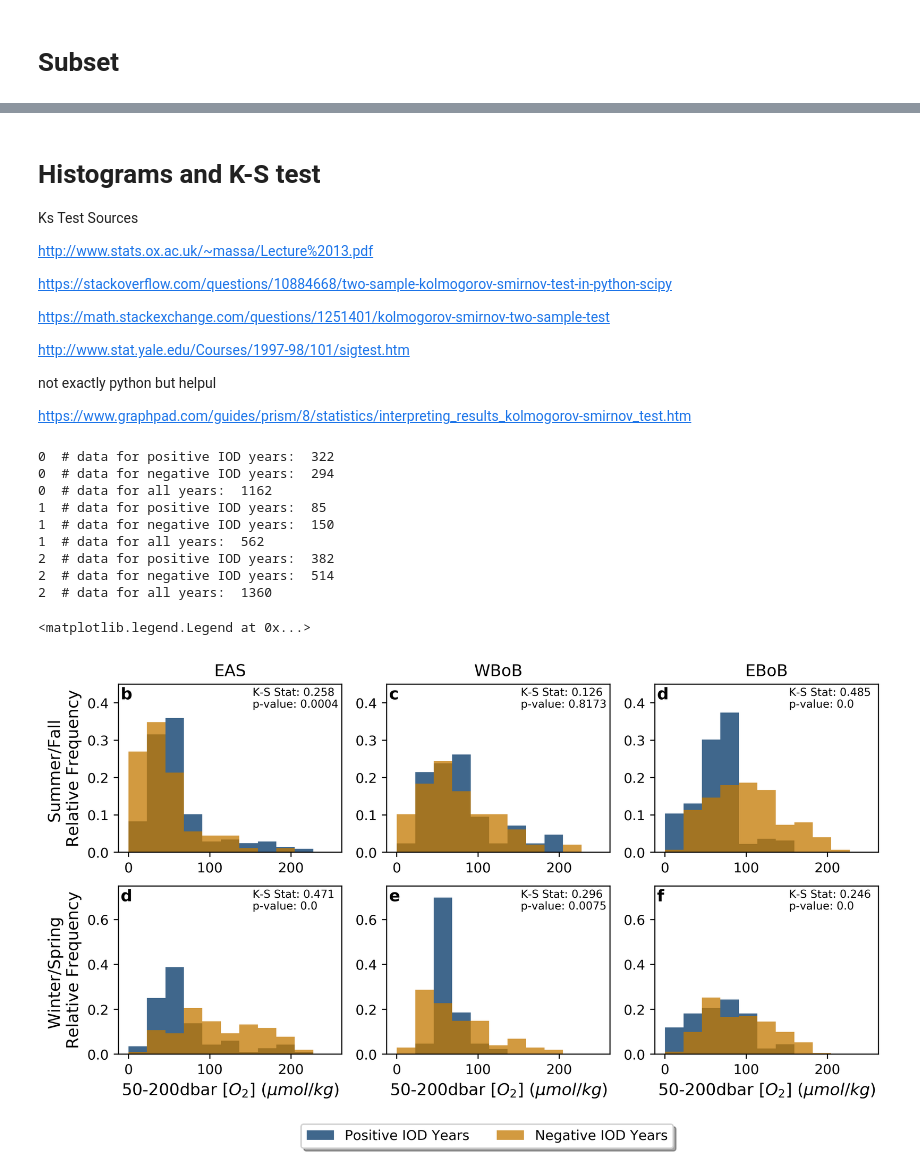
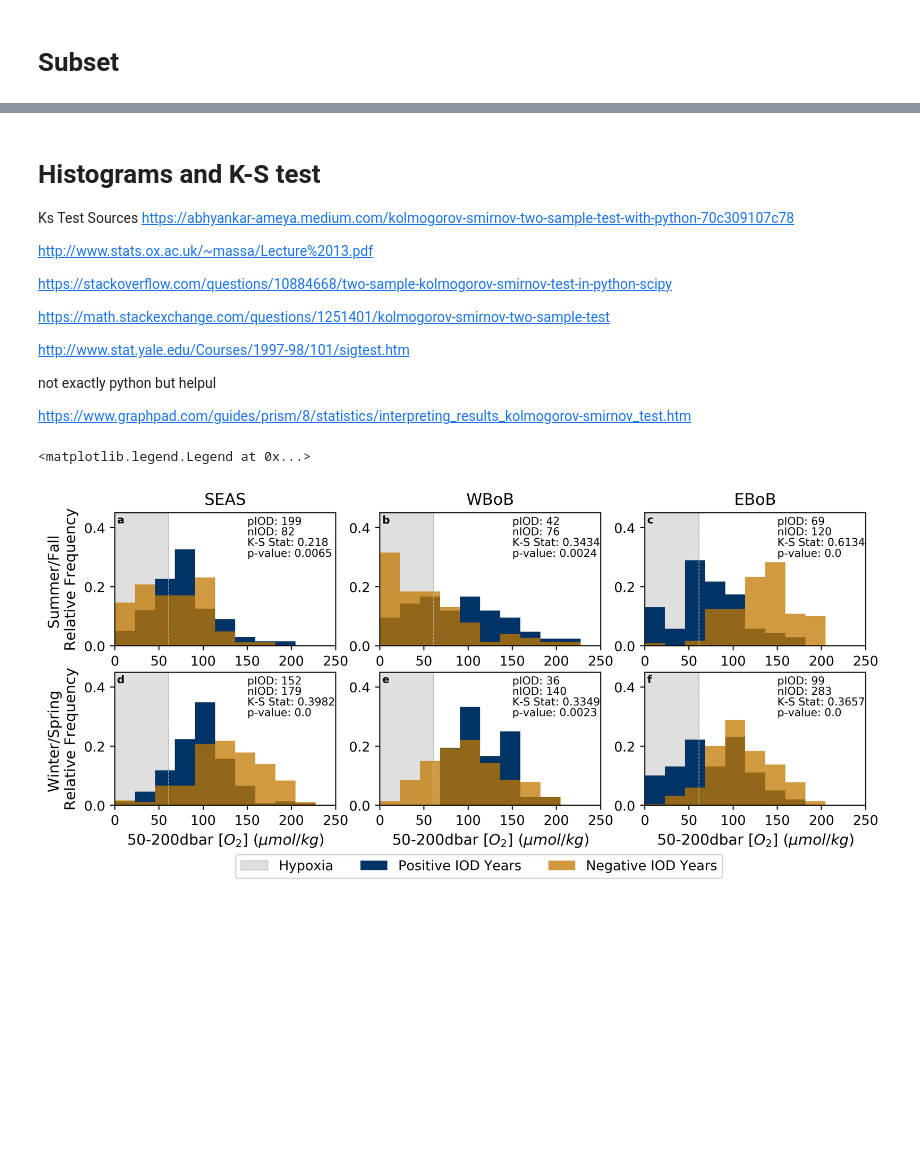
Before and after one commit to jlpearso/Modulation_of_Coastal_Hypoxia_by_the_IOD, a Jupyter notebook: code/do_to_200_total_pdfs.ipynb, the cells around one changed output, grey strips where cells are left out. Cells and saved outputs as stored; diff of their text form; code cells hidden in the pictures; blank space fills up the shorter version.

```diff
--- a/code/do_to_200_total_pdfs.ipynb
+++ b/code/do_to_200_total_pdfs.ipynb
@@ -16,12 +17,16 @@ Default libraries loaded.
 # %%
 bounds_AS = [68,79,3,20]
 bounds_wBoB = [79,87,2,21]
+bounds_nwBoB = [79,87,15,21]
+bounds_swBoB = [79,87,2,15]
 bounds_BoB = [87,100,0,23]
+
+hyp_thresh = 61
 # %% [markdown]
 # Get Data
 # %%
 # AWG
-ds_AWG = xr.open_dataset('../data/awg_processed.nc')
-ds_AWG
+ds_WOD = xr.open_dataset('../data/wod_processed.nc')
+ds_WOD
 # %% [output]
 <xarray.Dataset>
@@ -217,6 +322,7 @@ neuIODdata_BoB,neuIODlat_BoB,neuIODlon_BoB,neuIODtime_BoB,neuIODmon_BoB,neuIODse
 # Histograms and K-S test
 
 Ks Test Sources
+https://abhyankar-ameya.medium.com/kolmogorov-smirnov-two-sample-test-with-python-70c309107c78
 
 http://www.stats.ox.ac.uk/~massa/Lecture%2013.pdf
 
@@ -234,15 +340,15 @@ https://www.graphpad.com/guides/prism/8/statistics/interpreting_results_kolmogor
 binedges = np.linspace(0,250,12)
 names = ['Positive IOD Years','Negative IOD Years','All Observed Years']
 # title = ['Eastern Arabian Sea', 'Western Bay of Bengal','Eastern Bay of Bengal']
-title = ['EAS', 'WBoB','EBoB']
+title = ['SEAS', 'WBoB','EBoB']
 # colors = ['teal','orange','purple']
 colors = ['#003466','#C47900']
 letters = ['a','b','c','d','e','f']
 
-fig = plt.figure(figsize=(10, 5), dpi=400)
+fig = plt.figure(figsize=(10, 4), dpi=400)
 
 params = {'legend.fontsize': 10,
-         'axes.labelsize': 12,
+         'axes.labelsize': 11,
          'axes.titlesize': 12,
          'xtick.labelsize':10,
          'ytick.labelsize':10}
@@ -297,10 +403,6 @@ for pp in range(3):
     x2t = ntdata[~np.isnan(ndata)]
     x3t = alltdata[~np.isnan(alldata)]
 
-    print(pp, ' # data for positive IOD years: ',len(x1))
-    print(pp, ' # data for negative IOD years: ',len(x2))
-    print(pp, ' # data for all years: ',len(x3))
-
     # get seasonal indicies
     ind_sf = (x1t == 6) | (x1t == 7) | (x1t == 8) | (x1t == 9) | (x1t == 10) | (x1t == 11)
     ind_ws = (x1t == 12) | (x1t == 1) | (x1t == 2) | (x1t == 3) | (x1t == 4) | (x1t ==5)
@@ -319,7 +421,6 @@ for pp in range(3):
 
     x3_sf = x3[ind_sf]
     x3_ws = x3[ind_ws]
-
 
     # ks test
 
@@ -340,61 +441,53 @@ for pp in range(3):
     weights_ws = [np.zeros_like(x1_ws) + 1./len(x1_ws),
               np.zeros_like(x2_ws) + 1./len(x2_ws),
               np.zeros_like(x3_ws) + 1./len(x3_ws)]
 
     #subplot summer fall
     ax = fig.add_subplot(2,3,cnt)
+    ax.axvspan(-100, hyp_thresh, alpha=0.5, color='silver')
+
     plt.hist(x1_sf,bins = binedges, weights=weights_sf[0],
-                 alpha=0.75,color = colors[0], label=names[0])
+                 alpha=1,color = colors[0], label=names[0])
     plt.hist(x2_sf,bins = binedges, weights=weights_sf[1],
                  alpha=0.75,color = colors[1], label=names[1])
+    plt.axvline(x=hyp_thresh, color = 'silver',linestyle = '--',linewidth = 0.5)
     ax.set_ylim([0,0.45])
+    ax.set_xlim([0,250])
     ax.set_title(title[pp])
 
     if cnt == 1:
         ax.set_ylabel('Summer/Fall \nRelative Frequency')
-#     if cnt == 3:
-#         ax2 = ax.twinx()
-#         ax2.set_yticks([])
-#         ax2.set_yticklabels([])
-#         ax2.set_ylabel('Summer/Fall')
 
-    add_letter(ax, letters[cnt], x = 0.01,y=0.91)
-    add_text(ax, 'K-S Stat: ' + str(np.round(pos_neg_ks_sf[0],3)), x = 0.6,y=0.93, fontsize = 8)
-    add_text(ax, 'p-value: ' + str(np.round(pos_neg_ks_sf[1],4)), x = 0.6,y=0.86, fontsize = 8)
+    add_letter(ax, letters[cnt-1], x = 0.01,y=0.92, fontsize = 8)
+    add_text(ax, 'K-S Stat: ' + str(np.round(pos_neg_ks_sf[0],4)), x = 0.6,y=0.75, fontsize = 8)
+    add_text(ax, 'p-value: ' + str(np.round(pos_neg_ks_sf[1],4)), x = 0.6,y=0.67, fontsize = 8)
+    add_text(ax, 'pIOD: ' + str(len(x1_sf)), x = 0.6,y=0.91, fontsize = 8)
+    add_text(ax, 'nIOD: ' + str(len(x2_sf)), x = 0.6,y=0.83, fontsize = 8)
 
     # subplot winter spring
     ax = fig.add_subplot(2,3,cnt + 3)
+    ax.axvspan(-100, hyp_thresh, alpha=0.5, color='silver', label = 'Hypoxia')
     plt.hist(x1_ws,bins = binedges, weights=weights_ws[0],
-                 alpha=0.75,color = colors[0], label=names[0])
+                 alpha=1,color = colors[0], label=names[0])
     plt.hist(x2_ws,bins = binedges, weights=weights_ws[1],
                  alpha=0.75,color = colors[1], label=names[1])
-    ax.set_ylim([0,0.75])
+    plt.axvline(x=hyp_thresh, color = 'silver',linestyle = '--',linewidth = 0.5)
+    ax.set_ylim([0,0.45])
+    ax.set_xlim([0,250])
     ax.set_xlabel('50-200dbar [$O_2$] ($\mu mol/ kg$)')
     if cnt == 1:
         ax.set_ylabel('Winter/Spring \nRelative Frequency')
-#     if cnt == 3:
-#         ax2 = ax.twinx()
-#         ax2.set_yticks([])
-#         ax2.set_yticklabels([])
-#         ax2.set_ylabel('Winter/Spring')
 
-    add_letter(ax, letters[cnt+2], x = 0.01,y=0.91)
-    add_text(ax, 'K-S Stat: ' + str(np.round(pos_neg_ks_ws[0],3)), x = 0.6,y=0.93, fontsize = 8)
-    add_text(ax, 'p-value: ' + str(np.round(pos_neg_ks_ws[1],4)), x = 0.6,y=0.86, fontsize = 8)
+    add_letter(ax, letters[cnt+2], x = 0.01,y=0.92, fontsize = 8)
+    add_text(ax, 'K-S Stat: ' + str(np.round(pos_neg_ks_ws[0],4)), x = 0.6,y=0.75, fontsize = 8)
+    add_text(ax, 'p-value: ' + str(np.round(pos_neg_ks_ws[1],4)), x = 0.6,y=0.67, fontsize = 8)
+    add_text(ax, 'pIOD: ' + str(len(x1_ws)), x = 0.6,y=0.91, fontsize = 8)
+    add_text(ax, 'nIOD: ' + str(len(x2_ws)), x = 0.6,y=0.83, fontsize = 8)
 
     cnt += 1
 
 ax.legend(loc='lower center', bbox_to_anchor=(-.75, -.6),
-          ncol=2, fancybox=True, shadow=True)
+          ncol=3, fancybox=True)
 # %% [output]
-0  # data for positive IOD years:  322
-0  # data for negative IOD years:  294
-0  # data for all years:  1162
-1  # data for positive IOD years:  85
-1  # data for negative IOD years:  150
-1  # data for all years:  562
-2  # data for positive IOD years:  382
-2  # data for negative IOD years:  514
-2  # data for all years:  1360
+<matplotlib.legend.Legend at 0x...>
-<matplotlib.legend.Legend at 0x...>
-[figure, old version]
+[figure, new version]
```
Also changed, not shown: parts of 21 cells of this notebook, 27 other files.
